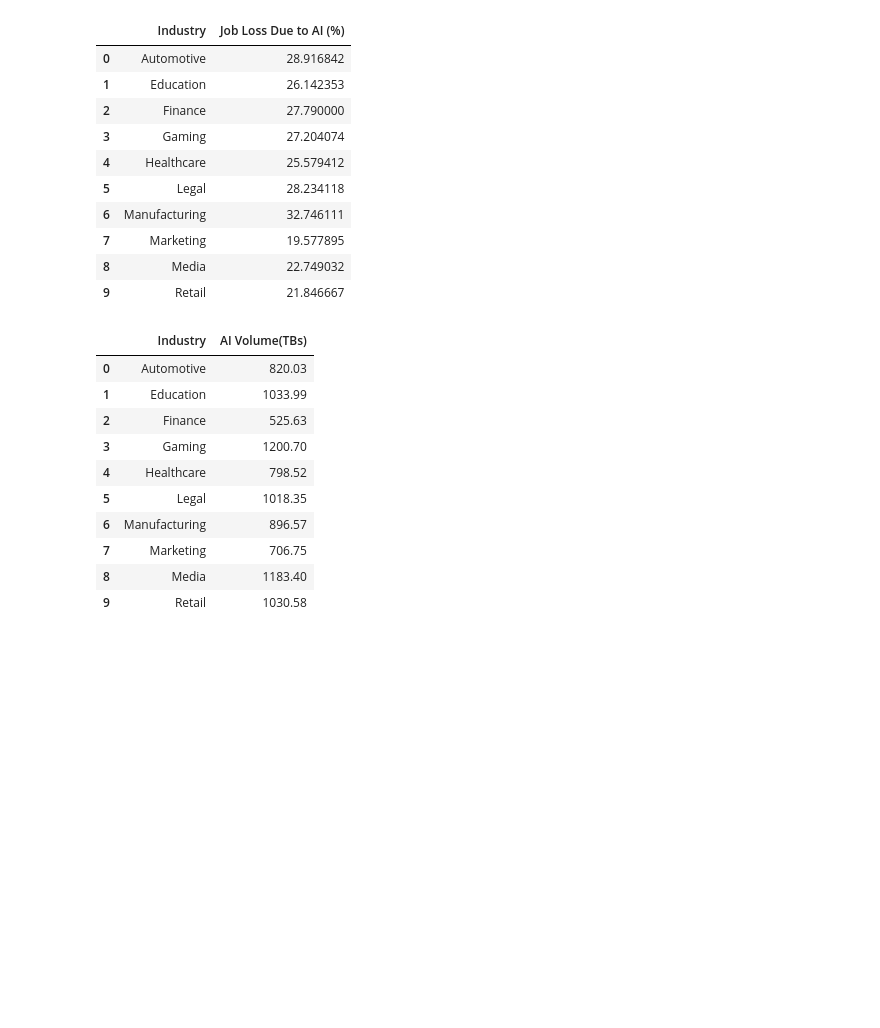
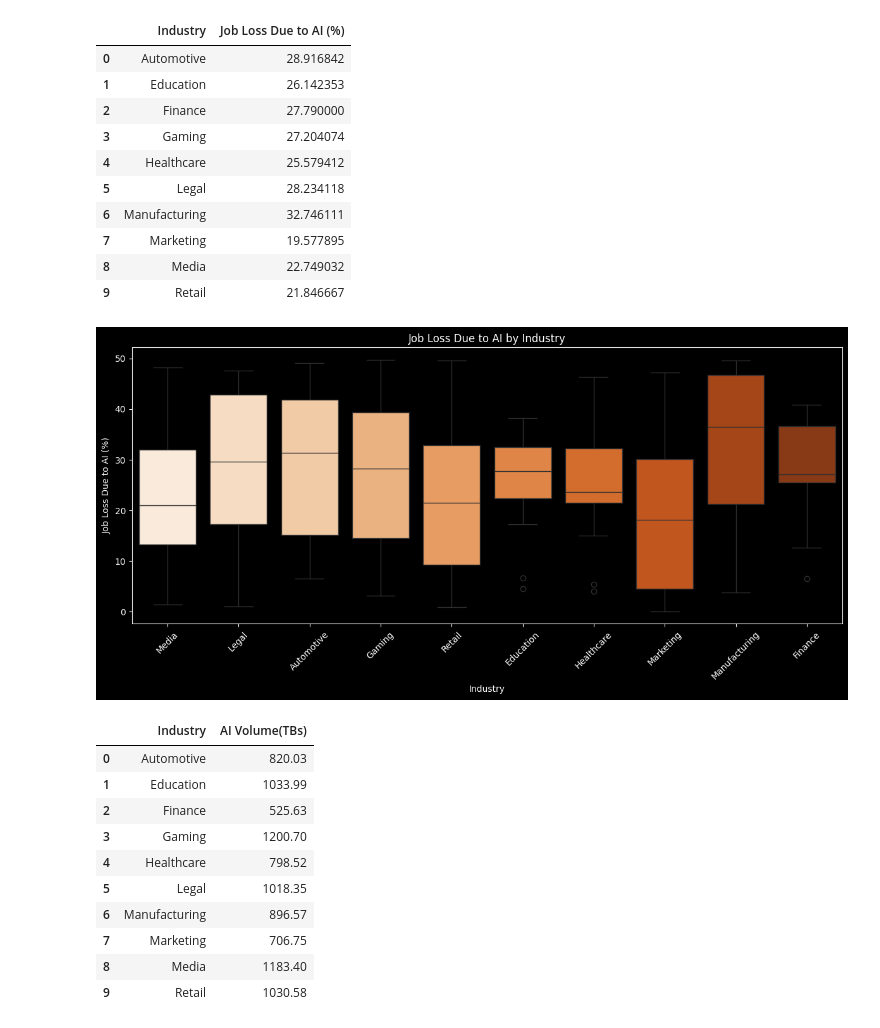
Before and after one commit to ashutosh414/Python-from-beginning, a Jupyter notebook: Day044_AiDataImpact.ipynb, the cells around one changed output. Drawn from its saved outputs; the diff is of its cells as text; code cells hidden in the pictures; blank space fills up the shorter version.

```diff
--- a/Day044_AiDataImpact.ipynb
+++ b/Day044_AiDataImpact.ipynb
@@ -250,3 +270,14 @@ AvgJobLossByEachIndustry
+# %%
+# Job Loss Due to AI by Industry
+
+plt.figure(figsize=(12, 6))
+sns.boxplot(data=df, x='Industry', y='Job Loss Due to AI (%)',hue='Industry', palette='Oranges')
+plt.title('Job Loss Due to AI by Industry')
+plt.xticks(rotation=45)
+plt.tight_layout()
+plt.show()
+# %% [output]
+[figure, added]
 # %%
 # Data Genearated b each Department
 TotalDataGeneratedByEachIndustry=df.groupby(['Industry'])['AI-Generated Content Volume (TBs per year)'].sum().reset_index()
```
Also changed, not shown: parts of 7 cells of this notebook.
